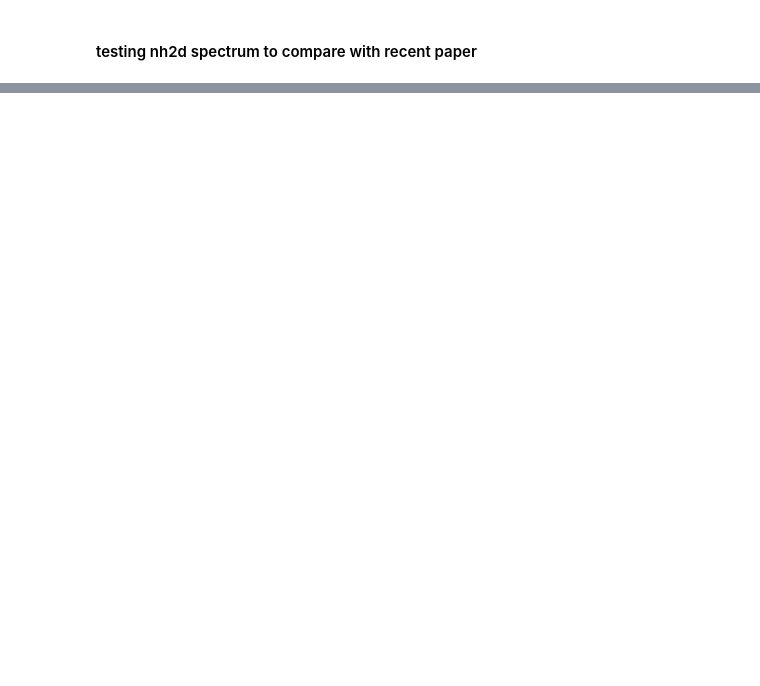
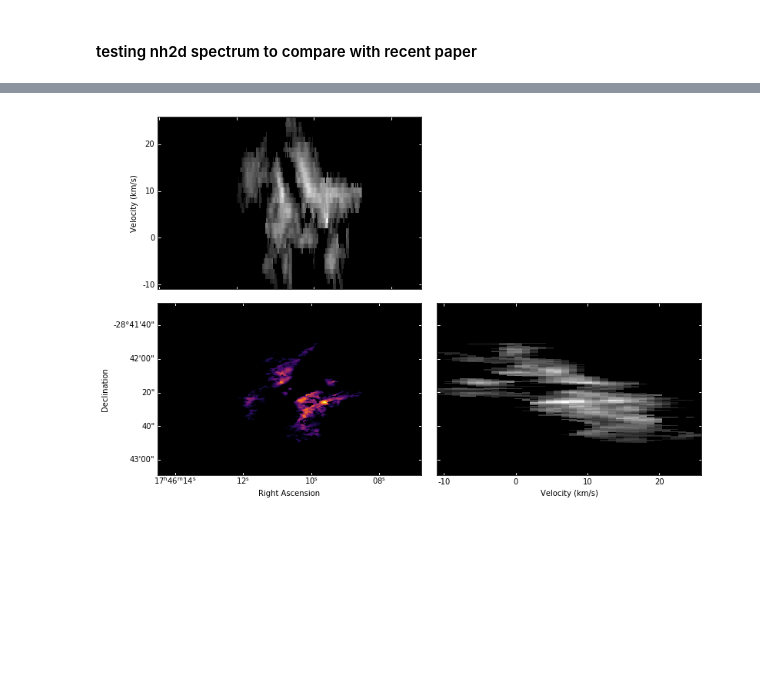
Before and after one commit to abulatek/brick, a Jupyter notebook: first_results/thioformaldehyde/thioformaldehyde.ipynb, the cells around one changed output, grey strips where cells are left out. Cells and saved outputs as stored; diff of their text form; code cells hidden in the pictures; blank space fills up the shorter version.

```diff
--- a/first_results/thioformaldehyde/thioformaldehyde.ipynb
+++ b/first_results/thioformaldehyde/thioformaldehyde.ipynb
@@ -248,0 +270,5 @@ WARNING: No header given.  Creating an empty one.
+# %%
+# Let's get masked moment maps for each of the cubes
+masked_moment0_low = masked_cube_low.moment0()
+masked_moment0_high = masked_cube_high.moment0()
+mom0s = [masked_moment0_low, masked_moment0_high]
@@ -248,0 +285,7 @@ WARNING: No header given.  Creating an empty one.
+# %%
+collapse1_low = masked_cube_low.with_spectral_unit(u.km/u.s).mean(axis = 1) # Collapse along one spatial axis
+collapse2_low = masked_cube_low.with_spectral_unit(u.km/u.s).mean(axis = 2) # Collapse along the other spatial axis
+collapse1_high = masked_cube_high.with_spectral_unit(u.km/u.s).mean(axis = 1) # Collapse along one spatial axis
+collapse2_high = masked_cube_high.with_spectral_unit(u.km/u.s).mean(axis = 2) # Collapse along the other spatial axis
+collapse1s = [collapse1_low, collapse1_high]
+collapse2s = [collapse2_low, collapse2_high]
@@ -248,0 +301,70 @@ WARNING: No header given.  Creating an empty one.
+# %%
+from mpl_toolkits.axes_grid1 import make_axes_locatable
+
+i = 0
+for i in range(len(mom0s)):
+    masked_moment0 = mom0s[i]
+    collapse1 = collapse1s[i]
+    collapse2 = collapse2s[i]
+    if i == 0:
+        plot_type = 'Low'
+    elif i == 1:
+        plot_type = 'High'
+
+    # Initalize figure
+    fig = plt.figure(figsize = (10, 10), constrained_layout=True)
+
+    # Plot moment 0 map
+    ax1 = plt.subplot(323, projection = masked_moment0.wcs)
+    ax1.set_aspect(1.)
+    im1 = ax1.imshow(masked_moment0.value, origin='lower', cmap='inferno', aspect='auto')
+    ax1.set_ylabel('Declination')
+    ax1.set_xlabel('Right Ascension')
+#     plt.title(f'H2CS $4(1, 4)-3(1, 3)$ Moment 0 Map ({plot_type} Velocity)')
+    ax1.tick_params(direction='in', color='#FFFFFF')
+    ax1.set_facecolor('#000000')
+
+#     cax = plt.subplot(325)
+#     cbar = plt.colorbar(im1, cax = cax, orientation = 'horizontal')
+#     cbar.set_label('Integrated Intensity (K km/s)')
+
+    # Plot PV projection along one spatial axis (TOP LEFT)
+#     ax2 = divider.append_axes("top", size="5%", axes_class = ax1.Axes)
+    ax2 = plt.subplot(321, projection = collapse1.wcs, sharex = ax1)
+#     ax2 = plt.subplot(321, sharex = ax1)
+    im2 = ax2.imshow(collapse1.value, origin='lower', cmap='gray', aspect='auto')
+    ax2.coords[1].set_format_unit(u.km / u.s)
+    ax2.set_ylabel('Velocity (km/s)')
+    ax2.coords[0].set_ticklabel_visible(False)
+    ax2.tick_params(direction='in', color='#FFFFFF')
+    ax2.set_facecolor('#000000')
+
+    # Plot PV projection along the other spatial axis (BOTTOM RIGHT)
+#     ax3 = divider.append_axes("right", size="5%", axes_class = ax1.Axes)
+    ax3 = plt.subplot(324, projection = collapse2.wcs.sub([2,1]), sharey = ax1)
+    im3 = ax3.imshow(collapse2.T.value, origin='lower', cmap='gray', aspect='auto')
+    ax3.coords[0].set_format_unit(u.km / u.s)
+    ax3.set_xlabel('Velocity (km/s)')
+    ax3.coords[1].set_ticklabel_visible(False)
+    ax3.tick_params(direction='in', color='#FFFFFF')
+    ax3.set_facecolor('#000000')
+
+    # Trying to remove axis labels
+#     plt.setp(ax3.get_yticklabels(), visible=False) # This didn't remove anything
+#     ax3.get_yaxis().set_visible(False) # This also didn't remove anything
+#     ax3.yaxis.set_visible(False) # Also does nothing
+#     plt.axis('off') # Not what I want, but works
+
+    # Checking axes
+#     print(f"Moment map x limits: {ax1.get_xlim()}")
+#     print(f"Upper PV projection x limits: {ax2.get_xlim()}")
+#     print(f"Right PV projection x limits: {ax3.get_xlim()}")
+#     print(f"Moment map y limits: {ax1.get_ylim()}")
+#     print(f"Upper PV projection y limits: {ax2.get_ylim()}")
+#     print(f"Right PV projection y limits: {ax3.get_ylim()}")
+
+    # plt.savefig(f'/blue/adamginsburg/abulatek/brick/first_results/lineID/plots/unlabeled/{freq_spw}.pdf', bbox_inches='tight')
+    plt.show()
+    i += 1
+# %% [output]
+[figure, added]
```
Also changed, not shown: parts of 41 cells of this notebook, 7 other files.
